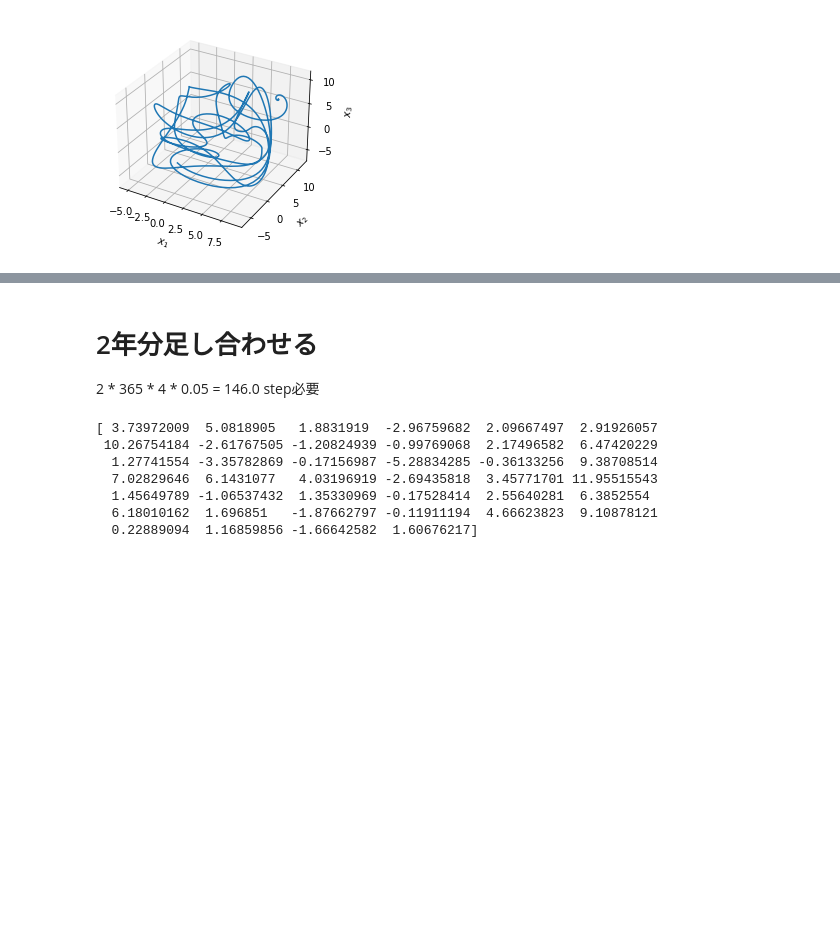
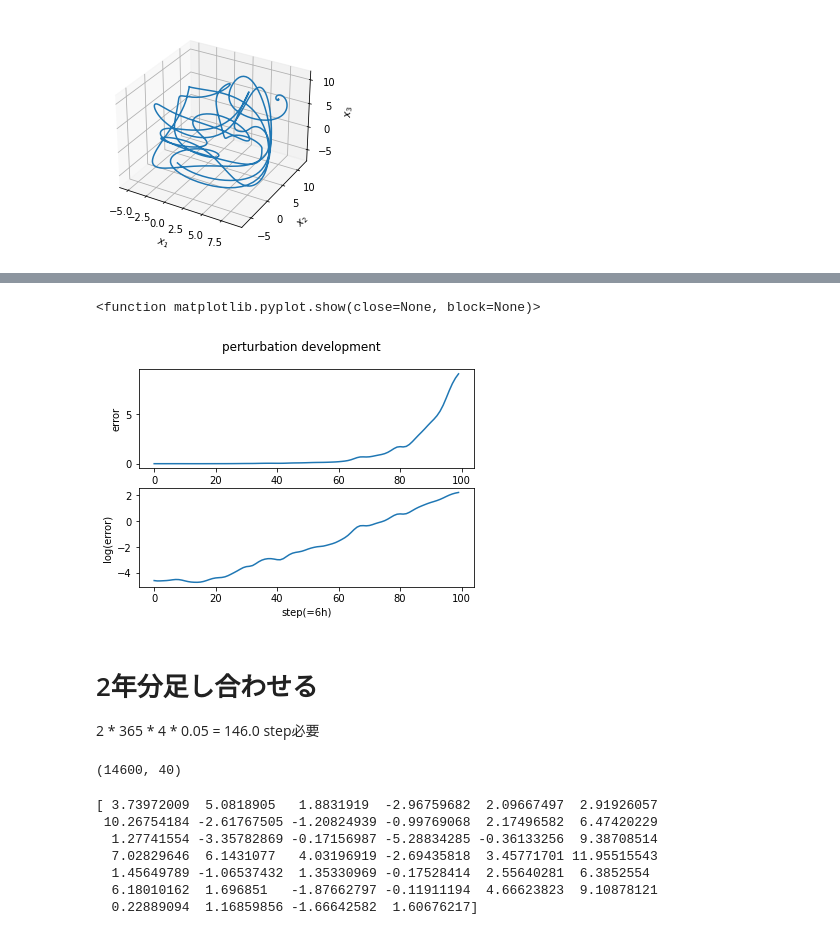
Before and after one commit to tychy/ASSIM, a Jupyter notebook: main.ipynb, the cells around one changed output, grey strips where cells are left out. Drawn from its saved outputs; the diff is of its cells as text; code cells hidden in the pictures; blank space fills up the shorter version.

```diff
--- a/main.ipynb
+++ b/main.ipynb
@@ -63,11 +77,28 @@ plt.show()
+# %%
+out_zoom = out[:500]
+out_zoom = out_zoom[::5]
+fig, ax = plt.subplots(2)
+fig.suptitle('perturbation development')
+ax[0].plot(out_zoom)
+ax[1].plot(np.log(out_zoom))
+ax[1].set_xlabel('step(=6h)')
+ax[0].set_ylabel('error')
+ax[1].set_ylabel('log(error)')
+plt.show
+# %% [output]
+<function matplotlib.pyplot.show(close=None, block=None)>
+[figure, added]
 # %% [markdown]
 # 2年分足し合わせる
 2 * 365 * 4 * 0.05 = 146.0 step必要
 # %%
 twoy = 146.0
 data = l96_loop(x0, twoy)
+print(data.shape)
 data = data[::5] # 6hごとに圧縮
 data = data[int(data.shape[0]/2):] # ２年めのみを使う
+# %% [output]
+(14600, 40)
 # %%
 print(data[0])
 # %% [output]
```
Also changed, not shown: parts of 4 cells of this notebook.
